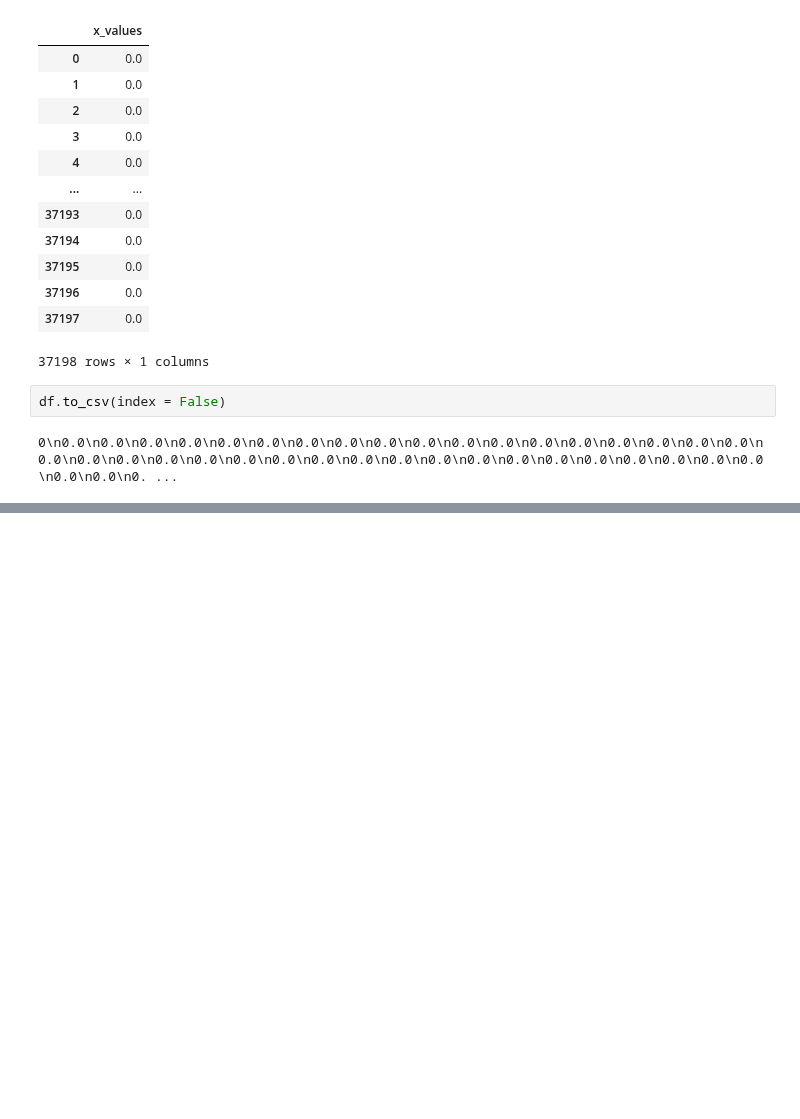
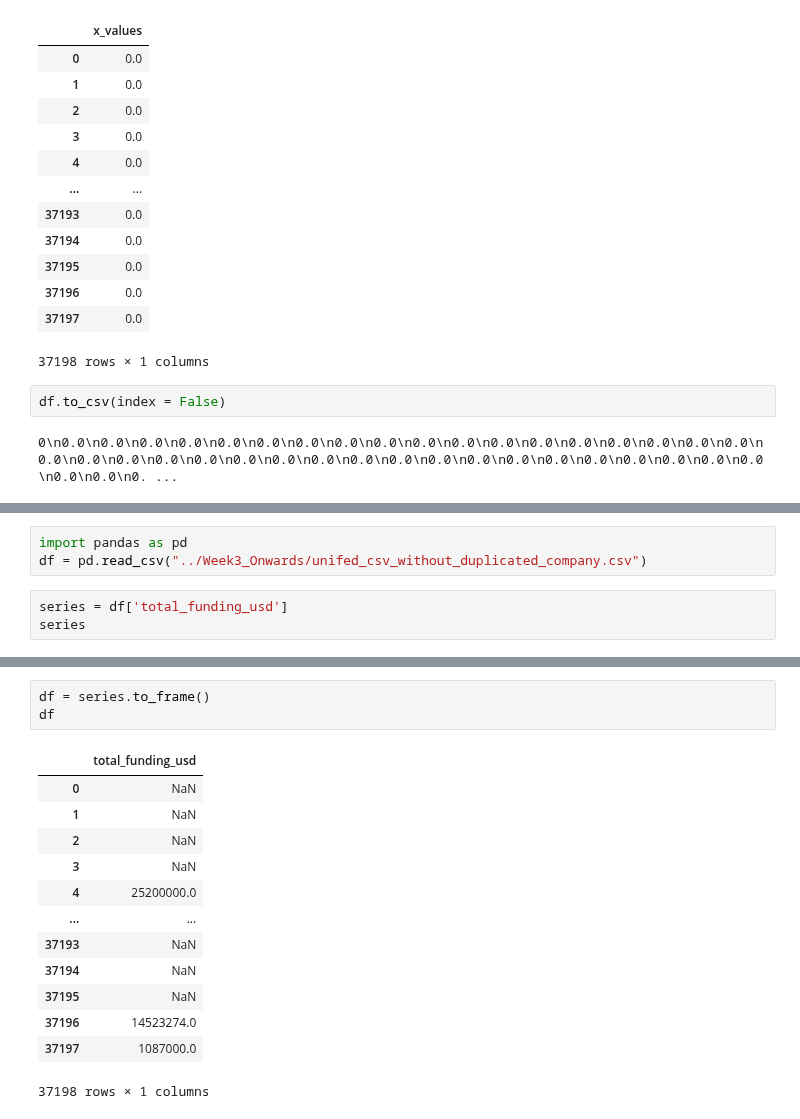
Before and after one commit to StardustLID/TEMG4952A-TEAM-5, a Jupyter notebook: backend/csv_helper.ipynb, the cells around one changed output, grey strips where cells are left out. Cells and saved outputs as stored; diff of their text form; blank space fills up the shorter version.

```diff
--- a/backend/csv_helper.ipynb
+++ b/backend/csv_helper.ipynb
@@ -267,0 +269,6 @@ df.to_csv(index = False)
+# %%
+import pandas as pd
+df = pd.read_csv("../Week3_Onwards/unifed_csv_without_duplicated_company.csv")
+# %%
+series = df['total_funding_usd']
+series
@@ -267,0 +288,17 @@ df.to_csv(index = False)
+# %%
+df = series.to_frame()
+df
+# %% [output]
+|  | total_funding_usd |
+| 0 | NaN |
+| 1 | NaN |
+| 2 | NaN |
+| 3 | NaN |
+| 4 | 25200000.0 |
+| ... | ... |
+| 37193 | NaN |
+| 37194 | NaN |
+| 37195 | NaN |
+| 37196 | 14523274.0 |
+| 37197 | 1087000.0 |
+37198 rows × 1 columns
```
Also changed, not shown: parts of 6 cells of this notebook, 1 other file.
